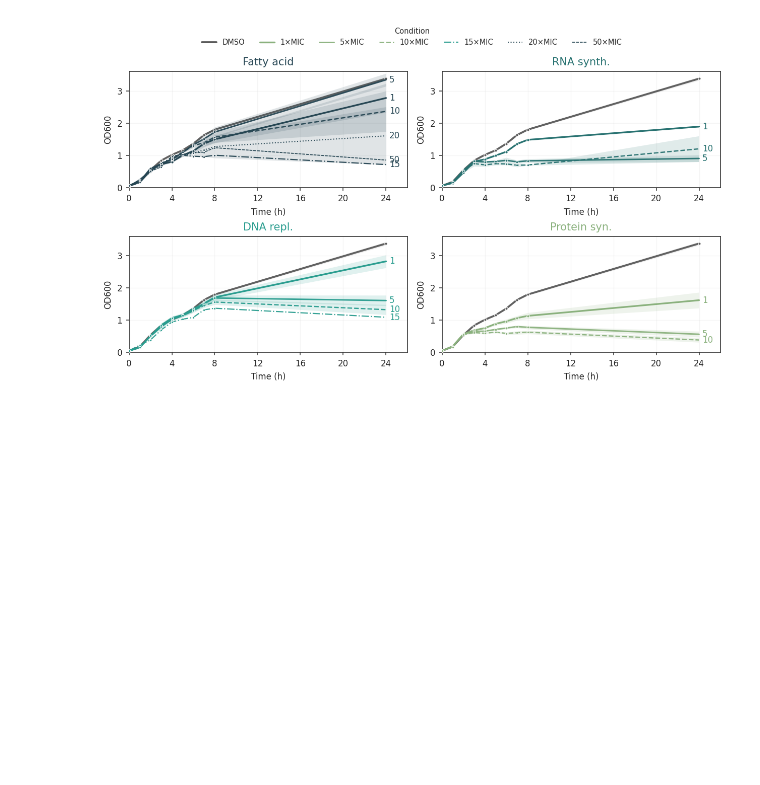
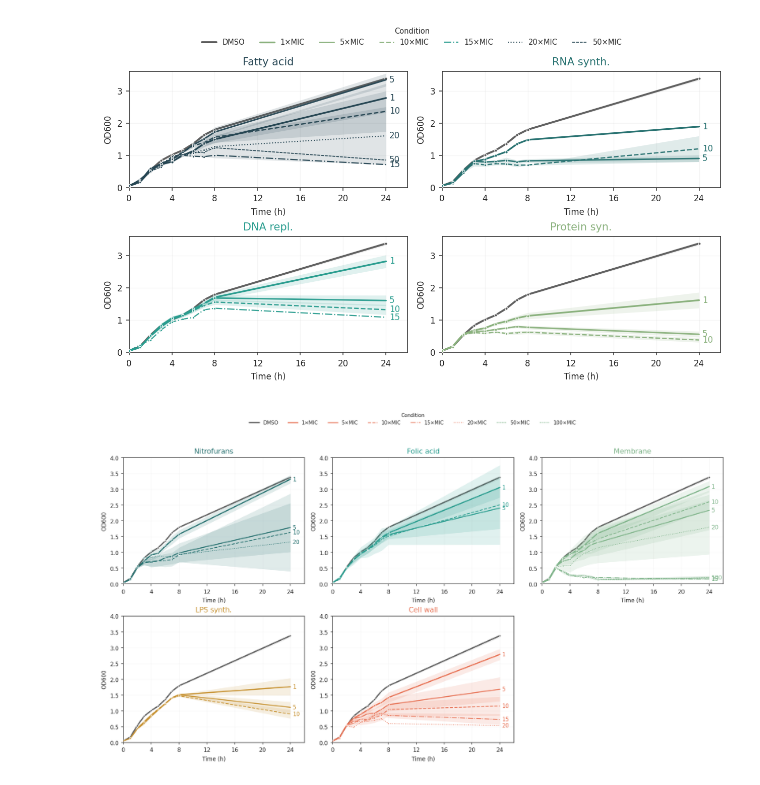
Before and after one commit to sieber-lab/MAPPER, a Jupyter notebook: notebooks/figure2/figure2_data_overview.ipynb, the cells around one changed output. Drawn from its saved outputs; the diff is of its cells as text; code cells hidden in the pictures; blank space fills up the shorter version.

```diff
--- a/notebooks/figure2/figure2_data_overview.ipynb
+++ b/notebooks/figure2/figure2_data_overview.ipynb
@@ -1666,14 +1637,16 @@ fig, axes = plot_growth_facets(
 # %%
 ext_moas = [m for m in MOA_ORDER_FIXED if m in ["Nitrofurans", "Folic acid", "Membrane", "LPS synth.", "Cell wall"]]
 FIG_DIR = set_save_dir(REPO_ROOT, "ext_figures")
 fig, axes = plot_growth_facets(
     growth_clean_long,
     moas_to_show=ext_moas,
     ncols=3,
     col_width=4.2,
-    row_height=2.4,
-    ymax=3.6,
+    row_height=3.5,
+    ymax=4,
     include_dmso_overlay=True,
     savepath="gc_ex_figure"
 )
 FIG_DIR = set_save_dir(REPO_ROOT, FIGURE_ID)
+# %% [output]
+[figure, added]
```
Also changed, not shown: parts of 4 cells of this notebook, 19 other files.
